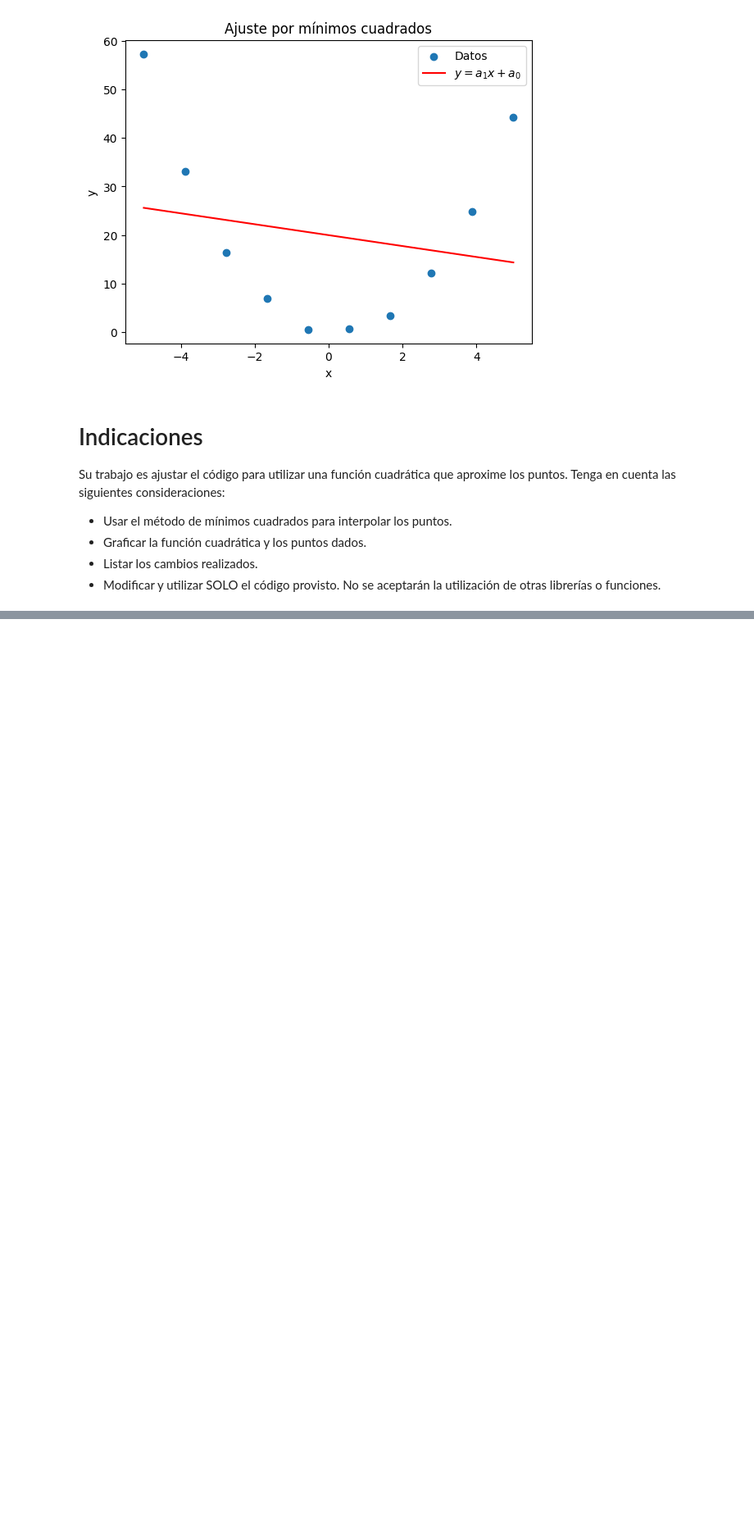
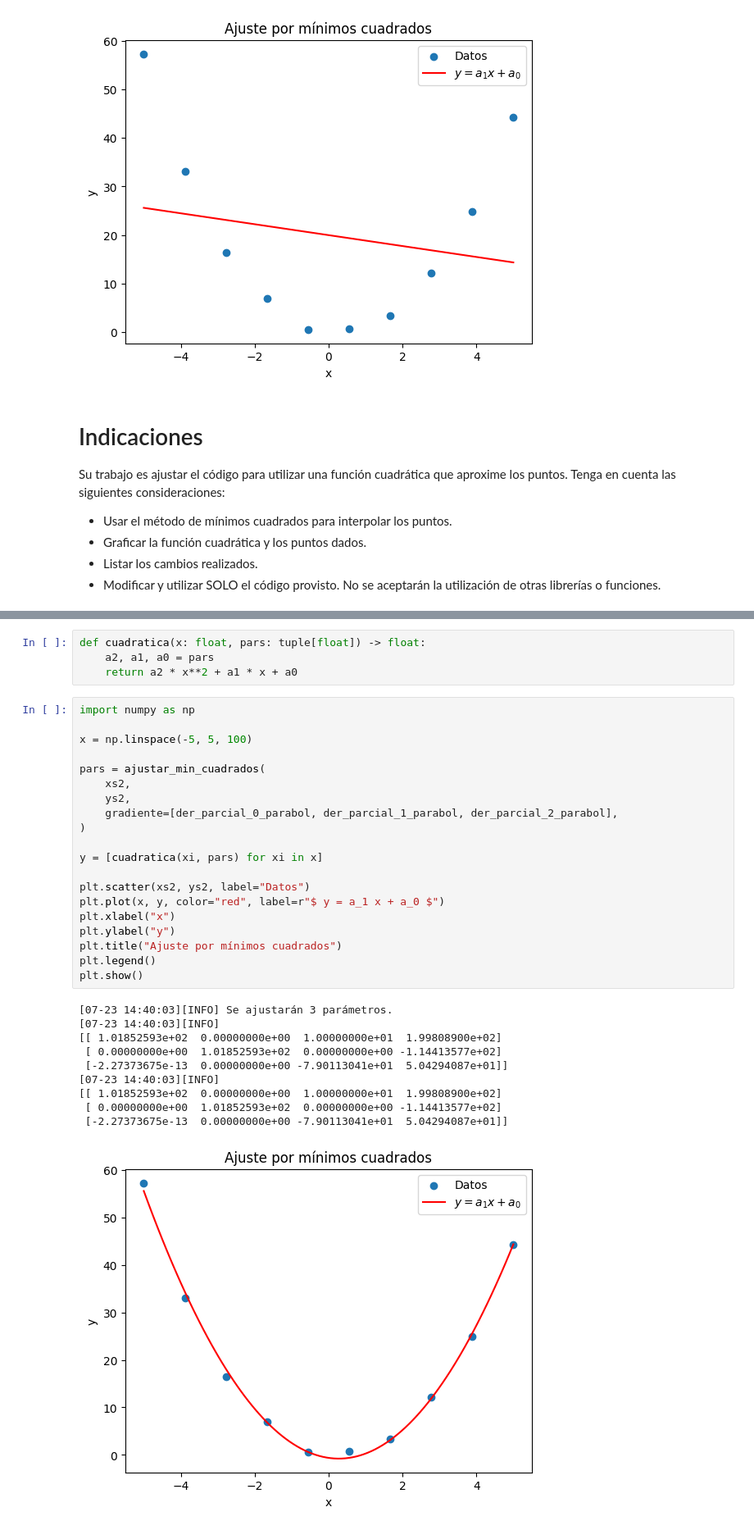
Before and after one commit to ztjona/MN-prueba02, a Jupyter notebook: min_cuadrados.ipynb, the cells around one changed output, grey strips where cells are left out. Shown at 82% size. Cells and saved outputs as stored; diff of their text form; blank space fills up the shorter version.

```diff
--- a/min_cuadrados.ipynb
+++ b/min_cuadrados.ipynb
@@ -261,3 +348,38 @@ def der_parcial_0_exp(xs: list, ys: list) -> tuple[float, float, float]:
+# %%
+def cuadratica(x: float, pars: tuple[float]) -> float:
+    a2, a1, a0 = pars
+    return a2 * x**2 + a1 * x + a0
+# %%
+import numpy as np
+
+x = np.linspace(-5, 5, 100)
+
+pars = ajustar_min_cuadrados(
+    xs2,
+    ys2,
+    gradiente=[der_parcial_0_parabol, der_parcial_1_parabol, der_parcial_2_parabol],
+)
+
+y = [cuadratica(xi, pars) for xi in x]
+
+plt.scatter(xs2, ys2, label="Datos")
+plt.plot(x, y, color="red", label=r"$ y = a_1 x + a_0 $")
+plt.xlabel("x")
+plt.ylabel("y")
+plt.title("Ajuste por mínimos cuadrados")
+plt.legend()
+plt.show()
+# %% [output]
+[07-23 14:40:03][INFO] Se ajustarán 3 parámetros.
+[07-23 14:40:03][INFO]
+[[ 1.01852593e+02  0.00000000e+00  1.00000000e+01  1.99808900e+02]
+ [ 0.00000000e+00  1.01852593e+02  0.00000000e+00 -1.14413577e+02]
+ [-2.27373675e-13  0.00000000e+00 -7.90113041e+01  5.04294087e+01]]
+[07-23 14:40:03][INFO]
+[[ 1.01852593e+02  0.00000000e+00  1.00000000e+01  1.99808900e+02]
+ [ 0.00000000e+00  1.01852593e+02  0.00000000e+00 -1.14413577e+02]
+ [-2.27373675e-13  0.00000000e+00 -7.90113041e+01  5.04294087e+01]]
+[figure, added]
 # %% [markdown]
 Su gráfico debe ser similar a:
 ![alt text](<assets/2do orden.jpg>)
```
Also changed, not shown: parts of 7 cells of this notebook.
